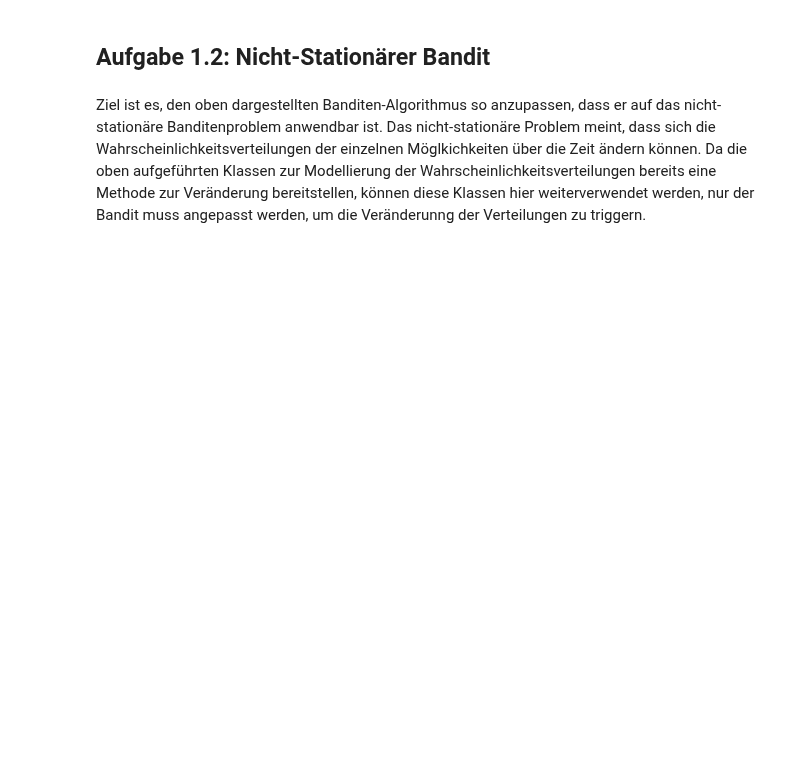
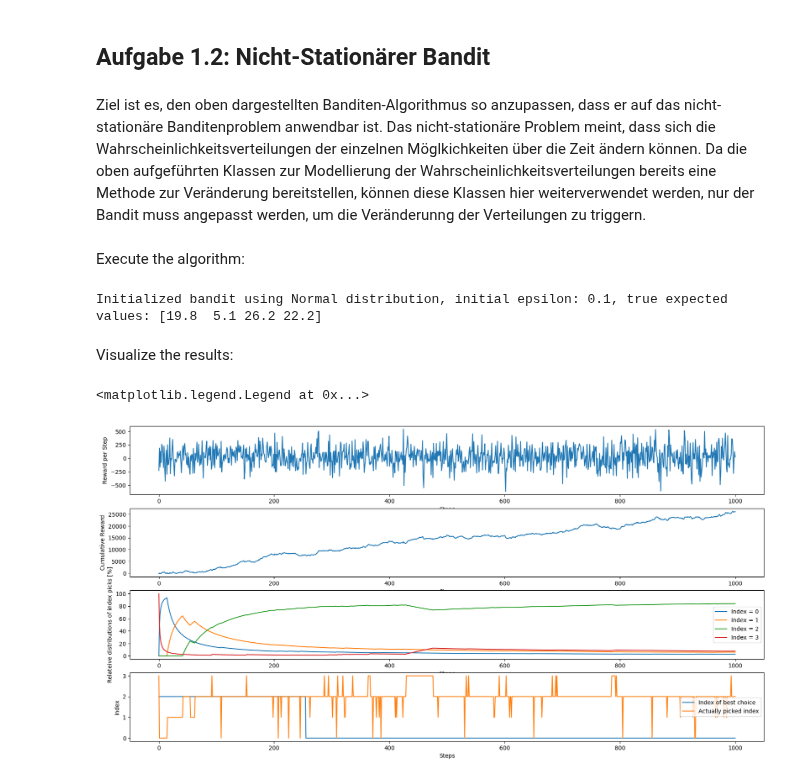
Before and after one commit to domenic14/DRL_Excercises, a Jupyter notebook: 01_multi-armed-bandits.ipynb, the cells around one changed output. Saved outputs shown, nothing was run; the diff lists cells and outputs as text; code cells hidden in the pictures; blank space fills up the shorter version.

Commit message:
Initial proposal for 1.2c)

```diff
--- a/01_multi-armed-bandits.ipynb
+++ b/01_multi-armed-bandits.ipynb
@@ -80,8 +80,8 @@ class NormalDistribution(Distribution):
         return 'Normal'
 
     def adapt(self):
-        self.mean += np.random.normal(0.0, 0.01)
-        self.standard_deviation += np.random.normal(0.0, 0.01)
+        self.mean += np.random.normal(0.0, 0.5)
+        self.standard_deviation += max(np.random.normal(0.0, 0.5), 0)
 # %% [markdown]
 Now, create the bandit:
 # %%
@@ -266,7 +259,7 @@ class NSkArmedBandit(object):
         # decide on explore vs exploit
         index = int(round(random.uniform(0, len(self.arms)-1), 0))
 
-        epsilon =self.initial_epsilon()
+        epsilon = self.initial_epsilon
         exploit = (random.random() > epsilon)
         if exploit and not self.first_pick:
             index = np.argmax(self.Q)
@@ -289,6 +282,7 @@ class NSkArmedBandit(object):
         self.N[index] += 1
         self.Q[index] = self.Q[index] + 1/self.N[index] * (R - self.Q[index])
 
+        a_star_index_before_update = self.a_star_index
         # model the non-stationarity
         if np.sum(self.N) % self.change_interval == 0:
             if verbose == 1:
@@ -305,4 +299,66 @@ class NSkArmedBandit(object):
             print('-'*10)
 
 
-        return self.N, R
+        return self.N, R, self.G, index, a_star_index_before_update
+# %% [markdown]
+Execute the algorithm:
+# %%
+non_stationary_bandit = NSkArmedBandit(epsilon=0.1, arms=arms, initial_Q_value=0.0, change_interval=5)
+
+num_rolls = 1000
+
+relative_picks = [[] for _ in range(k)]
+rewards = []
+cumulative_rewards = []
+best_index = []
+picked_index = []
+
+for _ in range(num_rolls):
+    N, R, G, index, a_star_index = non_stationary_bandit.pick(verbose = 0)
+
+    total_num_picks = np.sum(N)
+    for num_picks_index in range(len(N)):
+        relative_picks_per_index = N[num_picks_index] / total_num_picks
+        relative_picks[num_picks_index].append(relative_picks_per_index)
+
+    rewards.append(R)
+    cumulative_rewards.append(G)
+    best_index.append(a_star_index)
+    picked_index.append(index)
+# %% [output]
+Initialized bandit using Normal distribution, initial epsilon: 0.1, true expected values: [19.8  5.1 26.2 22.2]
+# %% [markdown]
+Visualize the results:
+# %%
+import matplotlib.pyplot as plt
+
+t = np.linspace(0, num_rolls, num_rolls)
+
+fig, ax = plt.subplots(4, figsize=(20,10))
+
+ax[0].plot(t, rewards)
+ax[1].plot(t, cumulative_rewards)
+
+for index in range(len(relative_picks)):
+    picks_per_index = np.multiply(relative_picks[index], 100)
+    ax[2].plot(t, picks_per_index, label = f'Index = {index}')
+
+ax[3].plot(t, best_index, label = 'Index of best choice')
+ax[3].plot(t, picked_index, label = 'Actually picked index')
+
+ax[0].set_xlabel('Steps')
+ax[0].set_ylabel('Reward per Step')
+
+ax[1].set_xlabel('Steps')
+ax[1].set_ylabel('Cumulative Reward')
+
+ax[2].set_xlabel('Steps')
+ax[2].set_ylabel('Relateive distributions of index picks [%]')
+ax[2].legend()
+
+ax[3].set_xlabel('Steps')
+ax[3].set_ylabel('Index')
+ax[3].legend()
+# %% [output]
+<matplotlib.legend.Legend at 0x...>
+[figure, added]
```
Also changed, not shown: parts of 3 cells of this notebook, 2 other files.
